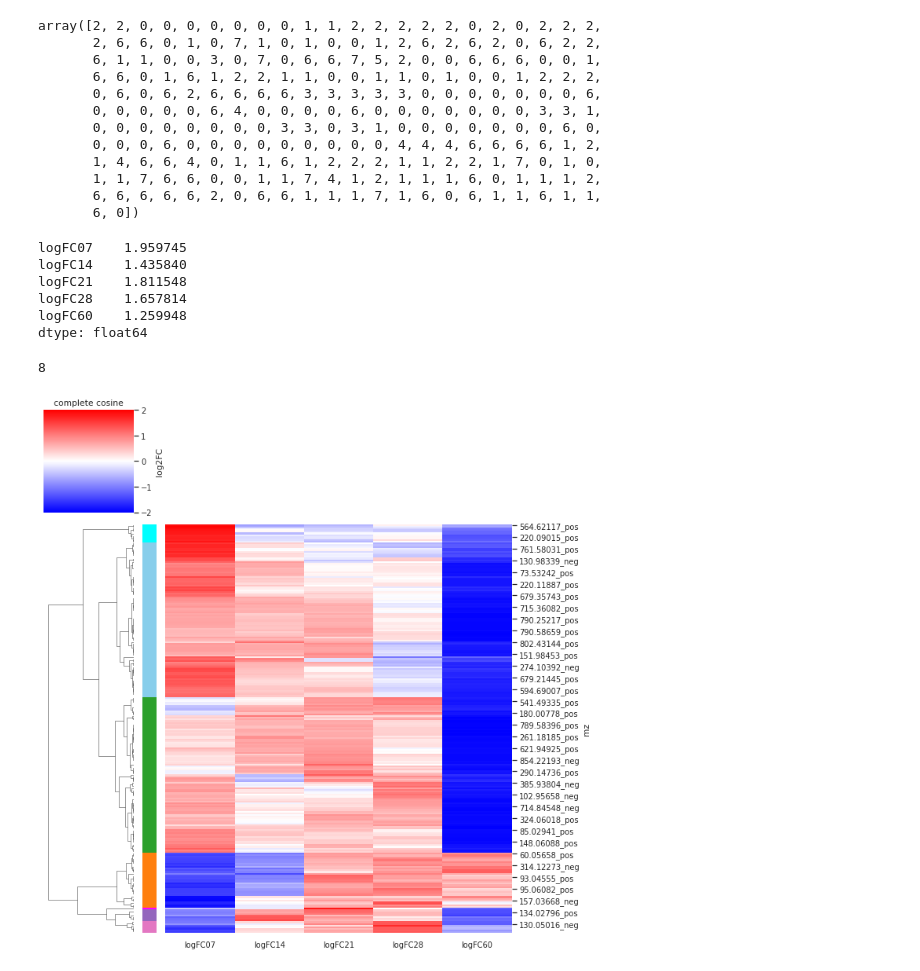
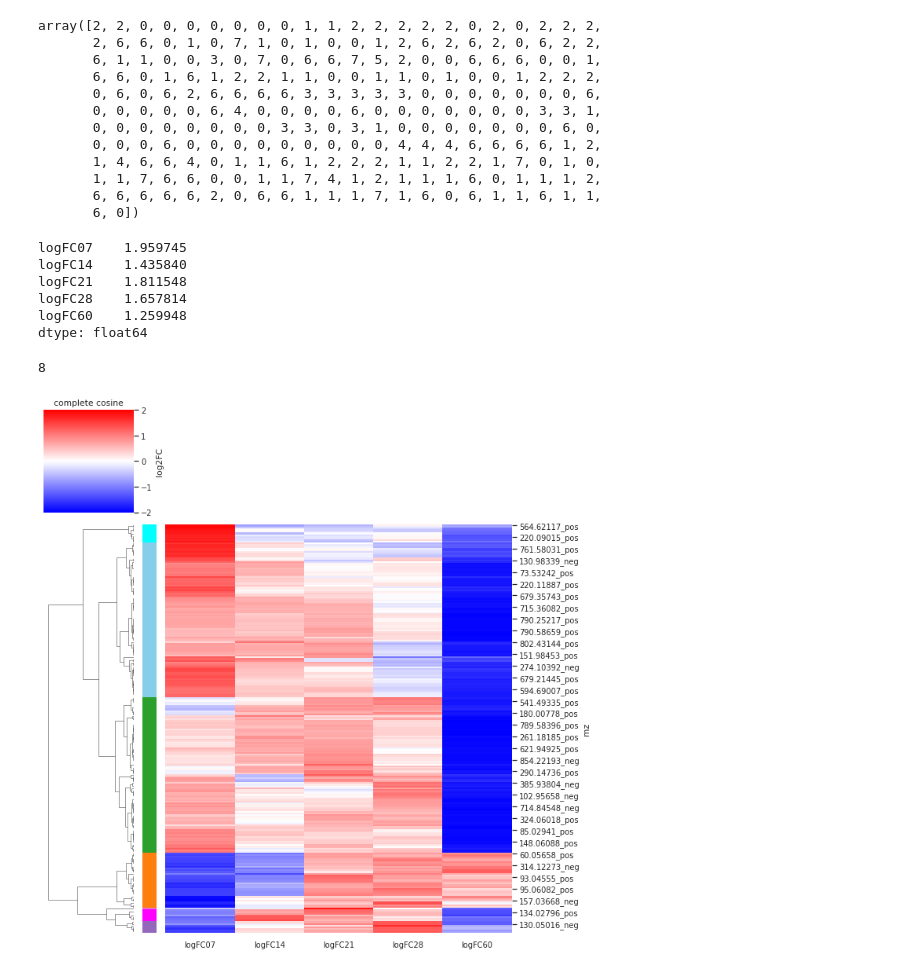
Before and after one commit to adelomana/healing, a Jupyter notebook: clustering analysis z-score v001.ipynb, the cells around one changed output. Drawn from its saved outputs; the diff is of its cells as text; code cells hidden in the pictures.

```diff
--- a/clustering analysis z-score v001.ipynb
+++ b/clustering analysis z-score v001.ipynb
@@ -269,33 +442,33 @@ array([2, 2, 0, 0, 0, 0, 0, 0, 0, 1, 1, 2, 2, 2, 2, 2, 0, 2, 0, 2, 2, 2,
        1, 1, 7, 6, 6, 0, 0, 1, 1, 7, 4, 1, 2, 1, 1, 1, 6, 0, 1, 1, 1, 2,
        6, 6, 6, 6, 6, 2, 0, 6, 6, 1, 1, 1, 7, 1, 6, 0, 6, 1, 1, 6, 1, 1,
        6, 0])
-# %%
-zscore_profiles.max()
-# %% [output]
-logFC07    1.959745
-logFC14    1.435840
-logFC21    1.811548
-logFC28    1.657814
-logFC60    1.259948
-dtype: float64
-# %%
-color_options = ['skyblue', 'tab:green', 'tab:orange', 'cyan', 'tab:pink', 'magenta', 'tab:green', 'tab:purple']
-print(len(color_options))
-
-k_colors = []
-for i in range(len(zscore_profiles.index)):
-  k_colors.append(color_options[groupings[i]])
-
-# generate the figure with metabolite names
-linkage_method = 'complete'
-distance_metric = 'cosine'
-
-# seaborn.set(font_scale=0.9)
-# seaborn.clustermap(zscore_profiles, cmap='bwr', col_cluster=False, method=linkage_method, metric=distance_metric, cbar_kws={'label':'log2FC'}, row_colors=k_colors,vmin=-2, vmax=2)
-
-# matplotlib.pyplot.title('{} {}'.format(linkage_method, distance_metric))
-# matplotlib.pyplot.tight_layout()
-# #matplotlib.pyplot.savefig('/content/drive/MyDrive/hi/research/huvec/results/untargeted/heatmap.svg')
-# %% [output]
-8
-[figure, removed]
+# %%
+zscore_profiles.max()
+# %% [output]
+logFC07    1.959745
+logFC14    1.435840
+logFC21    1.811548
+logFC28    1.657814
+logFC60    1.259948
+dtype: float64
+# %%
+color_options = ['skyblue', 'tab:green', 'tab:orange', 'cyan', 'tab:purple', 'tab:pink', 'tab:green', 'magenta']
+print(len(color_options))
+
+k_colors = []
+for i in range(len(zscore_profiles.index)):
+  k_colors.append(color_options[groupings[i]])
+
+# generate the figure with metabolite names
+linkage_method = 'complete'
+distance_metric = 'cosine'
+
+seaborn.set(font_scale=0.9)
+seaborn.clustermap(zscore_profiles, cmap='bwr', col_cluster=False, method=linkage_method, metric=distance_metric, cbar_kws={'label':'log2FC'}, row_colors=k_colors,vmin=-2, vmax=2)
+
+matplotlib.pyplot.title('{} {}'.format(linkage_method, distance_metric))
+matplotlib.pyplot.tight_layout()
+#matplotlib.pyplot.savefig('/content/drive/MyDrive/hi/research/huvec/results/untargeted/heatmap.svg')
+# %% [output]
+8
+[figure, added]
```
Also changed, not shown: parts of 5 cells of this notebook.
